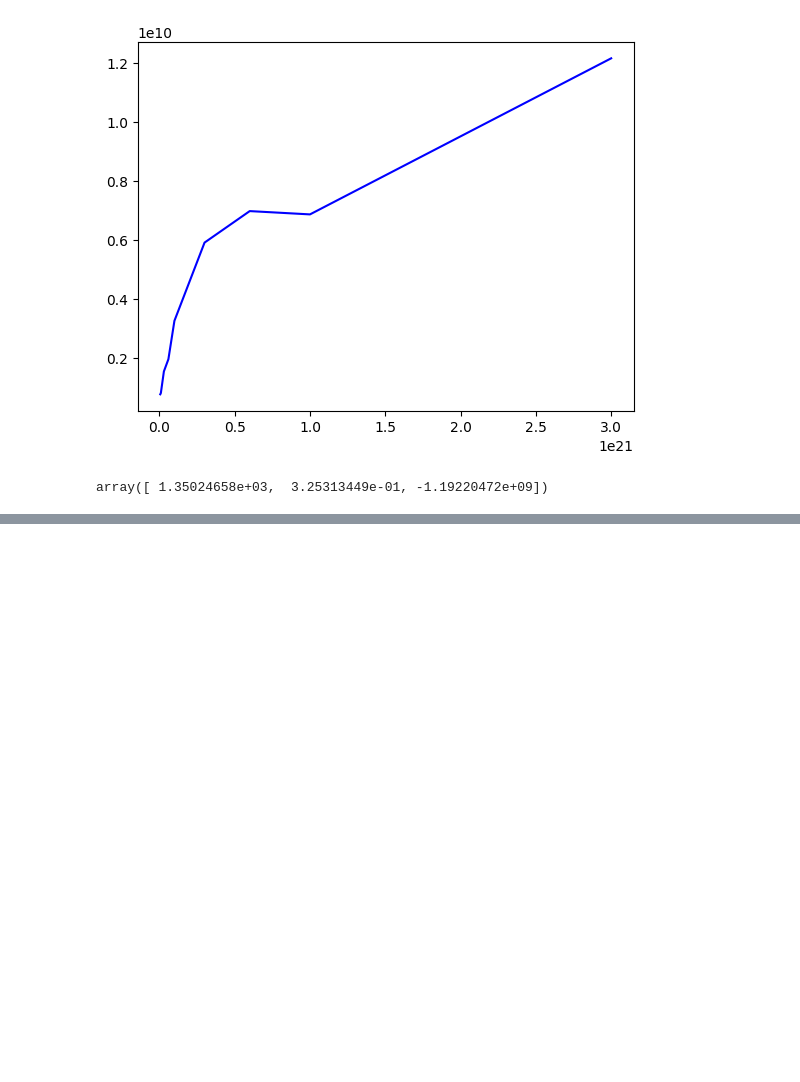
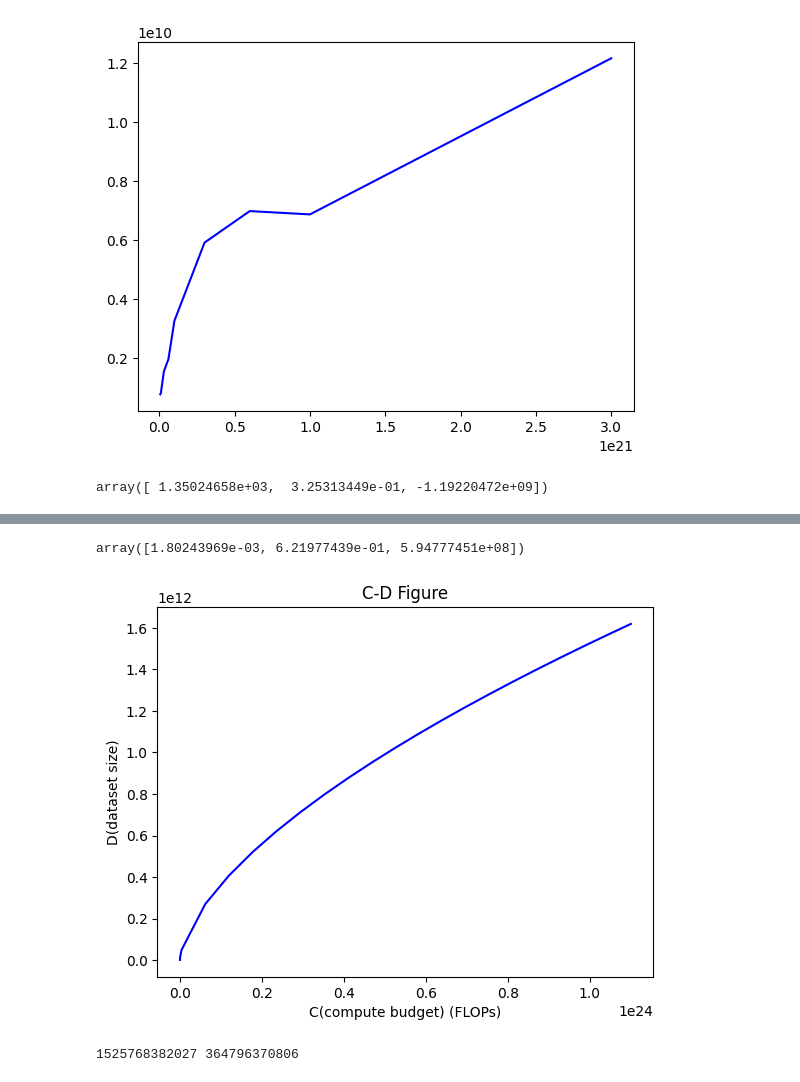
Before and after one commit to XiaogangYin/assignment3-scaling, a Jupyter notebook: chinchilla_isoflops_problem.ipynb, the cells around one changed output, grey strips where cells are left out. Saved outputs shown, nothing was run; the diff lists cells and outputs as text; code cells hidden in the pictures; blank space fills up the shorter version.

```diff
--- a/chinchilla_isoflops_problem.ipynb
+++ b/chinchilla_isoflops_problem.ipynb
@@ -75,0 +71,7 @@ array([0.        , 0.16326531, 0.32653061, 0.48979592, 0.65306122,
+# %%
+C = []
+D = []
+for c, n in sorted(min_loss_pair.items()):
+    print(c, n, c/(6*n)/n)
+    C.append(c)
+    D.append(c/(6*n))
@@ -75,0 +88,23 @@ array([0.        , 0.16326531, 0.32653061, 0.48979592, 0.65306122,
+# %%
+def func_N_D(x, a, b, c):
+    return a * (x ** b) + c
+popt, pcov = curve_fit(func_N_D, C, D, maxfev=5000)
+popt
+# %% [output]
+array([1.80243969e-03, 6.21977439e-01, 5.94777451e+08])
+# %%
+points = C  + np.linspace(4e+21, 1.1e+24, 20).tolist()
+# %%
+plt.plot(points, func_N_D(points, *popt), 'b-',
+         label='fit: a=%5.3f, b=%5.3f, c=%5.3f' % tuple(popt))
+plt.xlabel('C(compute budget) (FLOPs)')
+plt.ylabel('D(dataset size)')
+plt.title('C-D Figure')
+plt.savefig('writeup/C_D.pdf', dpi=300, bbox_inches='tight', facecolor='white')
+plt.show()
+# %% [output]
+[figure, added]
+# %%
+print(int(func_N_C(1e24, *popt)), int(func_N_C(1e23, *popt)))
+# %% [output]
+1525768382027 364796370806
```
Also changed, not shown: parts of 8 cells of this notebook, 6 other files.
